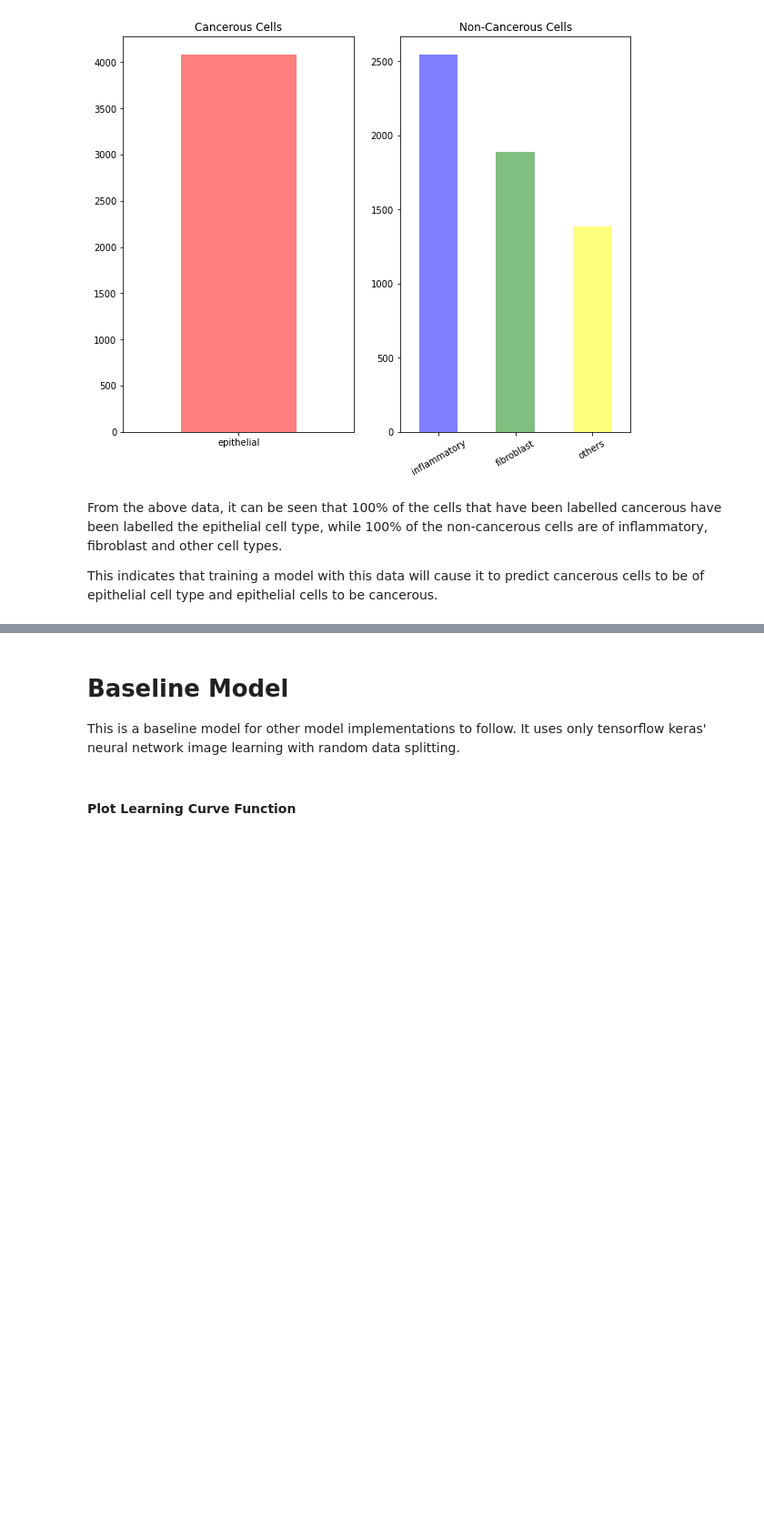
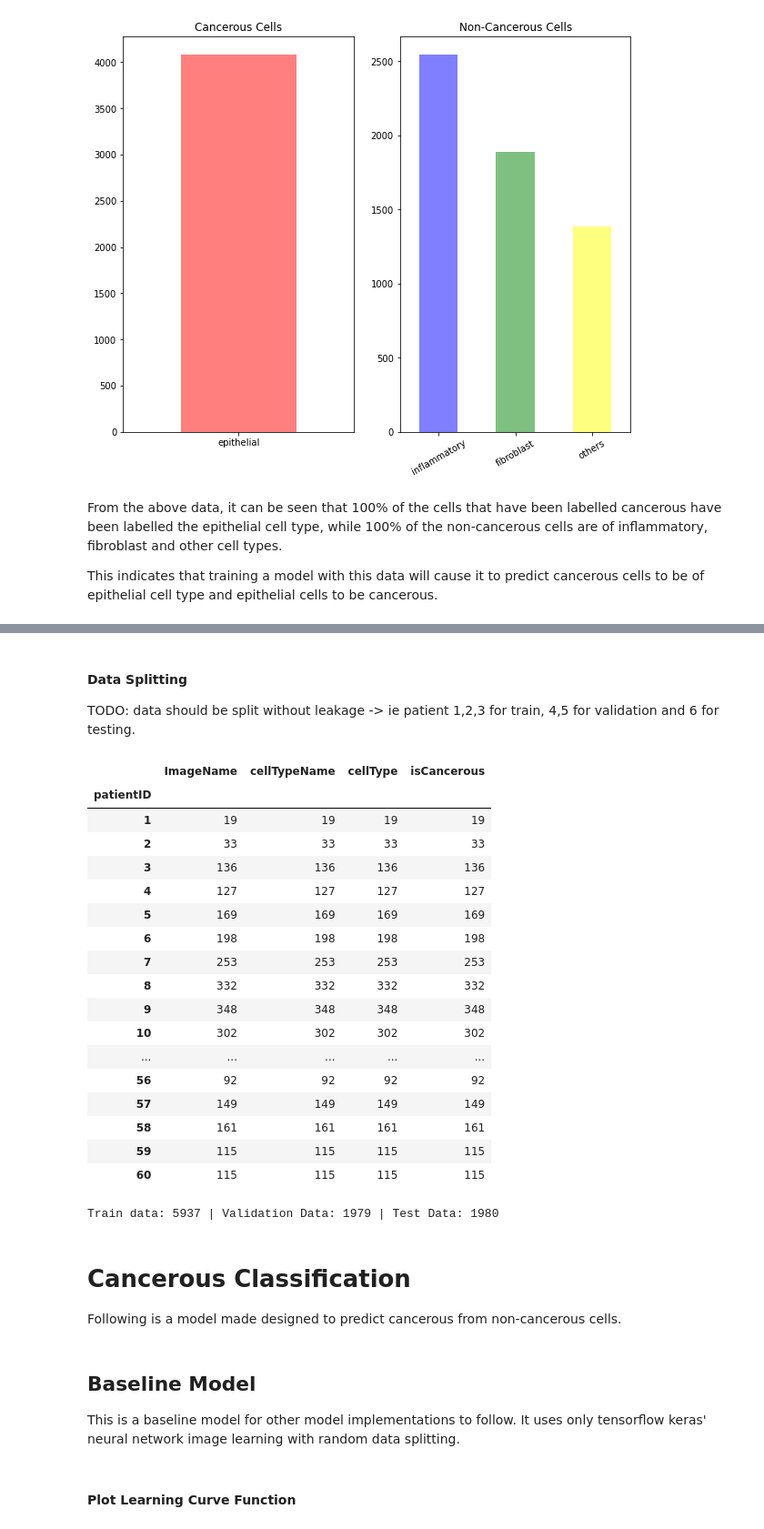
Before and after one commit to Transhumanistx/CML_ColonCancer, a Jupyter notebook: colon_cancer_classification_s3717205.ipynb, the cells around one changed output, grey strips where cells are left out. Shown: that part at 91% size. Saved outputs shown, nothing was run; the diff lists cells and outputs as text; code cells hidden in the pictures; blank space fills up the shorter version.

```diff
--- a/colon_cancer_classification_s3717205.ipynb
+++ b/colon_cancer_classification_s3717205.ipynb
@@ -119,5 +151,41 @@ This indicates that training a model with this data will cause it to predict can
+# %% [markdown]
+#### **Data Splitting**
+TODO: data should be split without leakage -> ie patient 1,2,3 for train, 4,5 for validation and 6 for testing.
+# %%
+data.groupby(by='patientID').count()
+# %% [output]
+|  | ImageName | cellTypeName | cellType | isCancerous |
+| patientID |  |  |  |  |
+| 1 | 19 | 19 | 19 | 19 |
+| 2 | 33 | 33 | 33 | 33 |
+| 3 | 136 | 136 | 136 | 136 |
+| 4 | 127 | 127 | 127 | 127 |
+| 5 | 169 | 169 | 169 | 169 |
+| 6 | 198 | 198 | 198 | 198 |
+| 7 | 253 | 253 | 253 | 253 |
+| 8 | 332 | 332 | 332 | 332 |
+| 9 | 348 | 348 | 348 | 348 |
+| 10 | 302 | 302 | 302 | 302 |
+| ... | ... | ... | ... | ... |
+| 56 | 92 | 92 | 92 | 92 |
+| 57 | 149 | 149 | 149 | 149 |
+| 58 | 161 | 161 | 161 | 161 |
+| 59 | 115 | 115 | 115 | 115 |
+| 60 | 115 | 115 | 115 | 115 |
+# %%
+from sklearn.model_selection import train_test_split
+
+train_data, test_data = train_test_split(data, test_size=0.2, random_state=42)
+train_data, val_data = train_test_split(train_data, test_size=0.25, random_state=42)
+
+print("Train data: {} | Validation Data: {} | Test Data: {}".format(train_data.shape[0], val_data.shape[0], test_data.shape[0]))
+# %% [output]
+Train data: 5937 | Validation Data: 1979 | Test Data: 1980
+# %% [markdown]
+# Cancerous Classification
+Following is a model made designed to predict cancerous from non-cancerous cells.
 # %% [markdown]
-# Baseline Model
+## Baseline Model
 This is a baseline model for other model implementations to follow. It uses only tensorflow keras' neural network image learning with random data splitting.
 # %% [markdown]
 #### **Plot Learning Curve Function**
```
Also changed, not shown: parts of 30 cells of this notebook.
